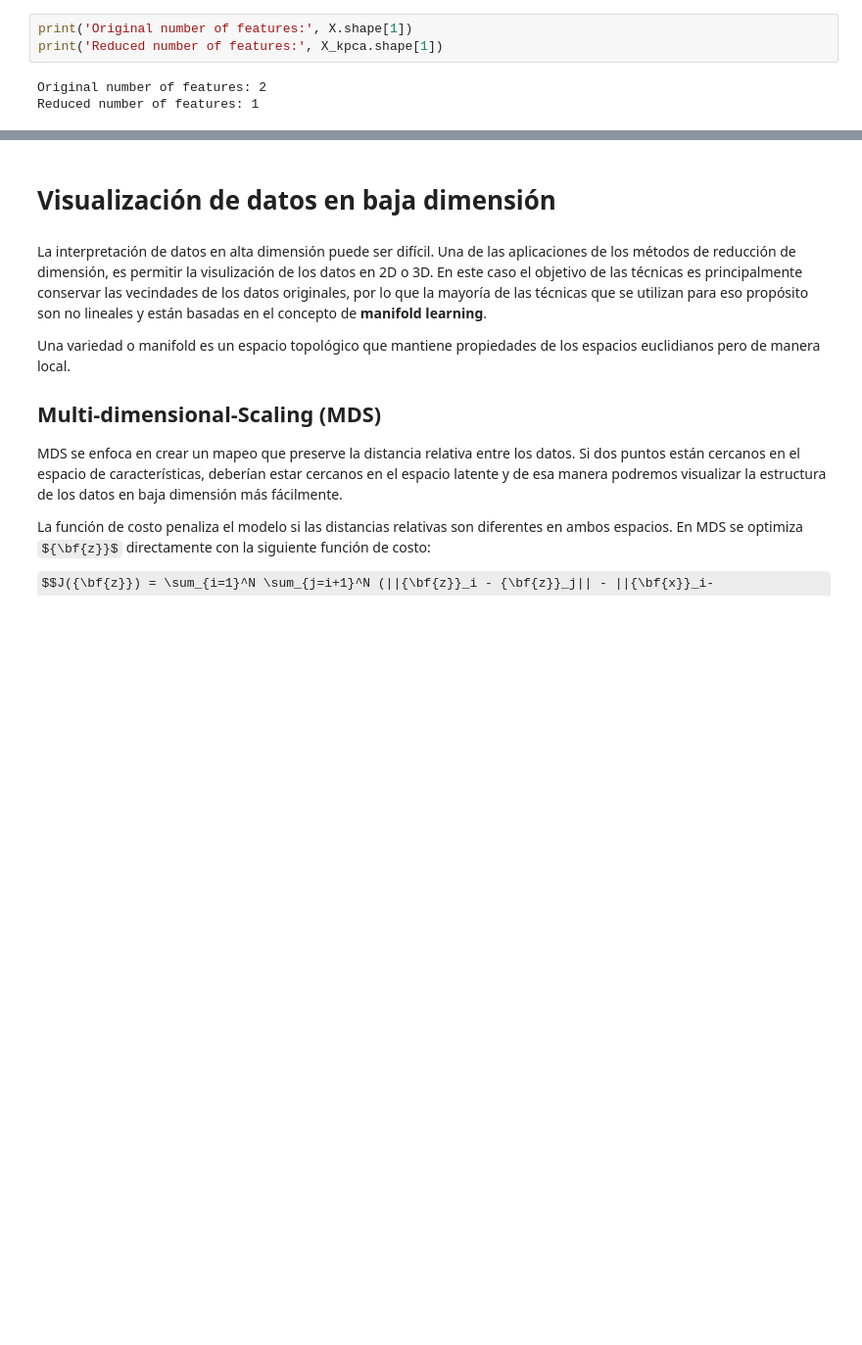
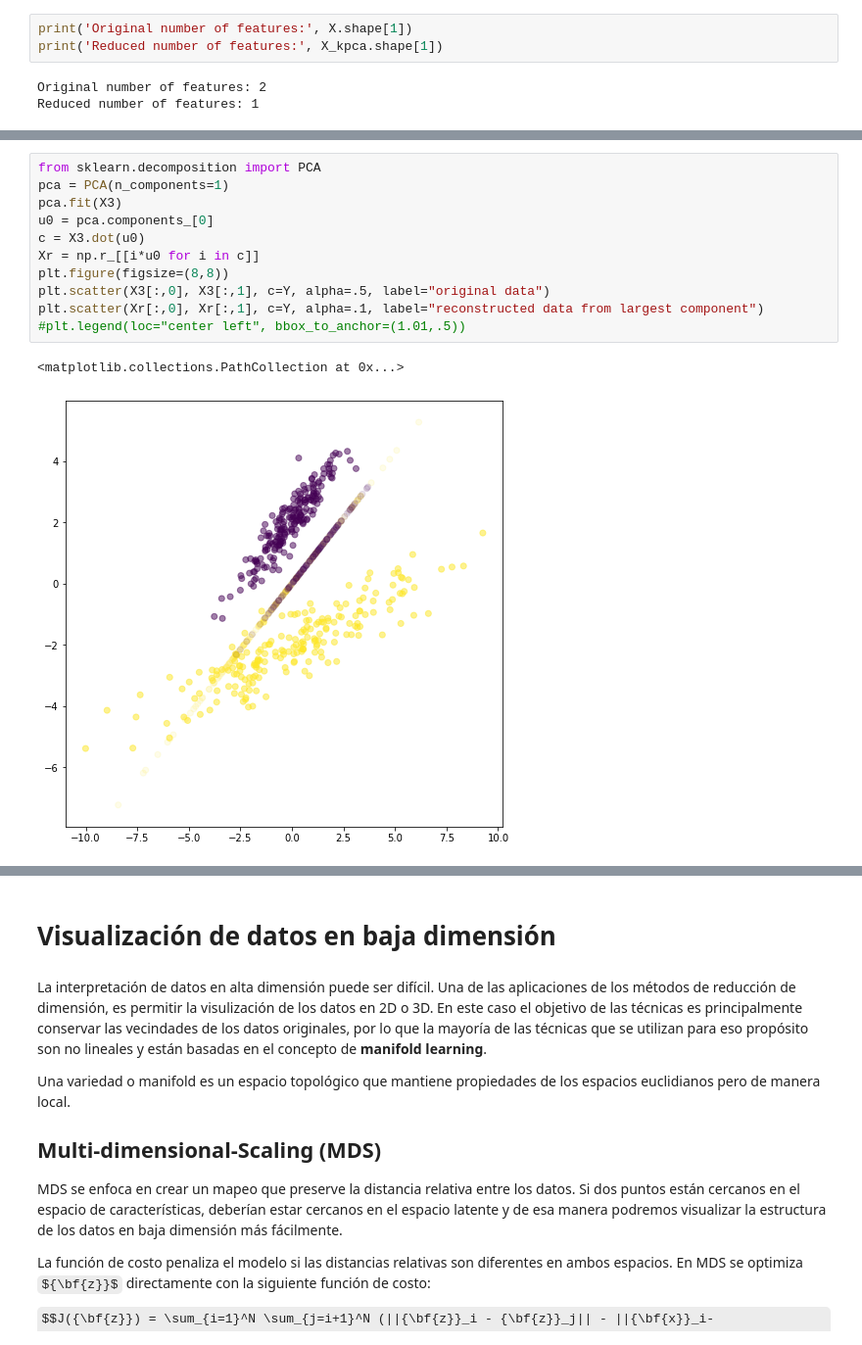
Before and after one commit to jdariasl/DiplomadoEPM_2019, a Jupyter notebook: Modulo2/Modulo2 (26 - Dimensionality Reduction).ipynb, the cells around one changed output, grey strips where cells are left out. Shown at 98% size. Cells and saved outputs as stored; diff of their text form; some formulas as TeX source; blank space fills up the shorter version.

```diff
--- a/Modulo2/Modulo2 (26 - Dimensionality Reduction).ipynb
+++ b/Modulo2/Modulo2 (26 - Dimensionality Reduction).ipynb
@@ -251,0 +267,14 @@ Reduced number of features: 1
+# %%
+from sklearn.decomposition import PCA
+pca = PCA(n_components=1)
+pca.fit(X3)
+u0 = pca.components_[0]
+c = X3.dot(u0)
+Xr = np.r_[[i*u0 for i in c]]
+plt.figure(figsize=(8,8))
+plt.scatter(X3[:,0], X3[:,1], c=Y, alpha=.5, label="original data")
+plt.scatter(Xr[:,0], Xr[:,1], c=Y, alpha=.1, label="reconstructed data from largest component")
+#plt.legend(loc="center left", bbox_to_anchor=(1.01,.5))
+# %% [output]
+<matplotlib.collections.PathCollection at 0x...>
+[figure, added]
```
Also changed, not shown: parts of 10 cells of this notebook, 1 other file.
